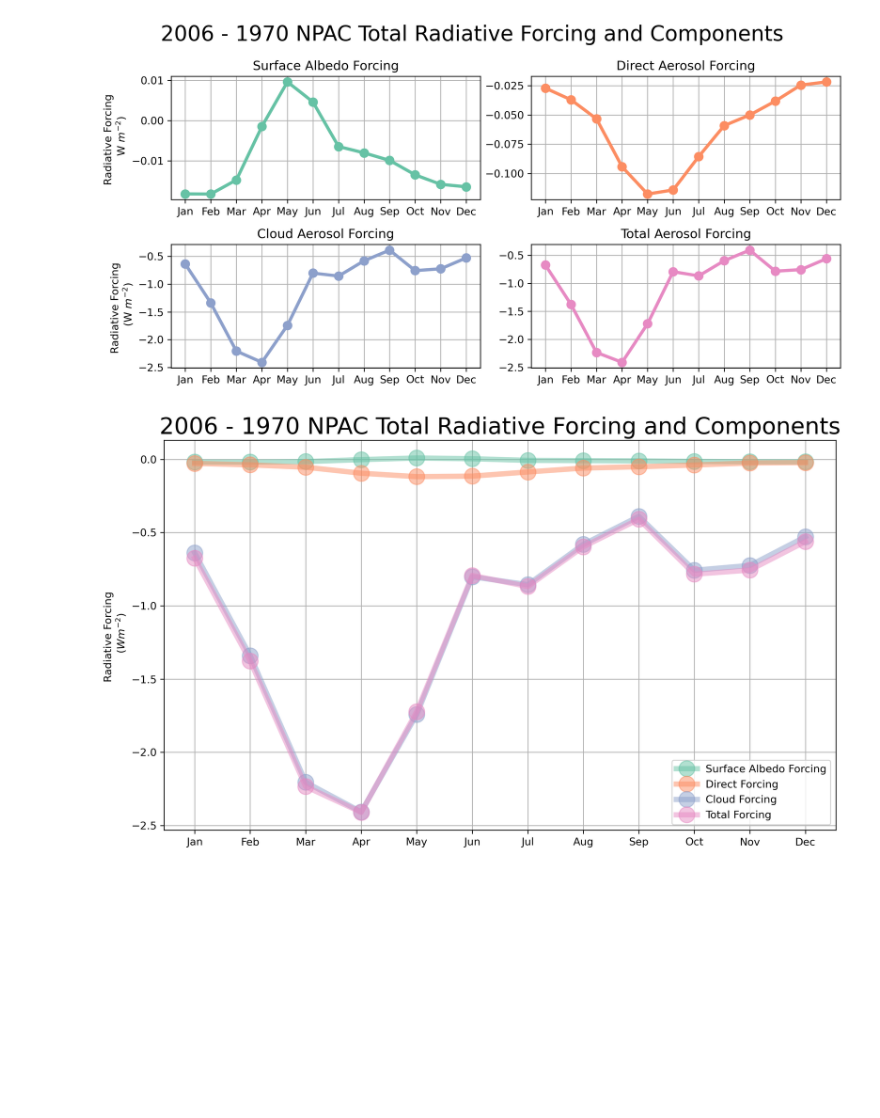
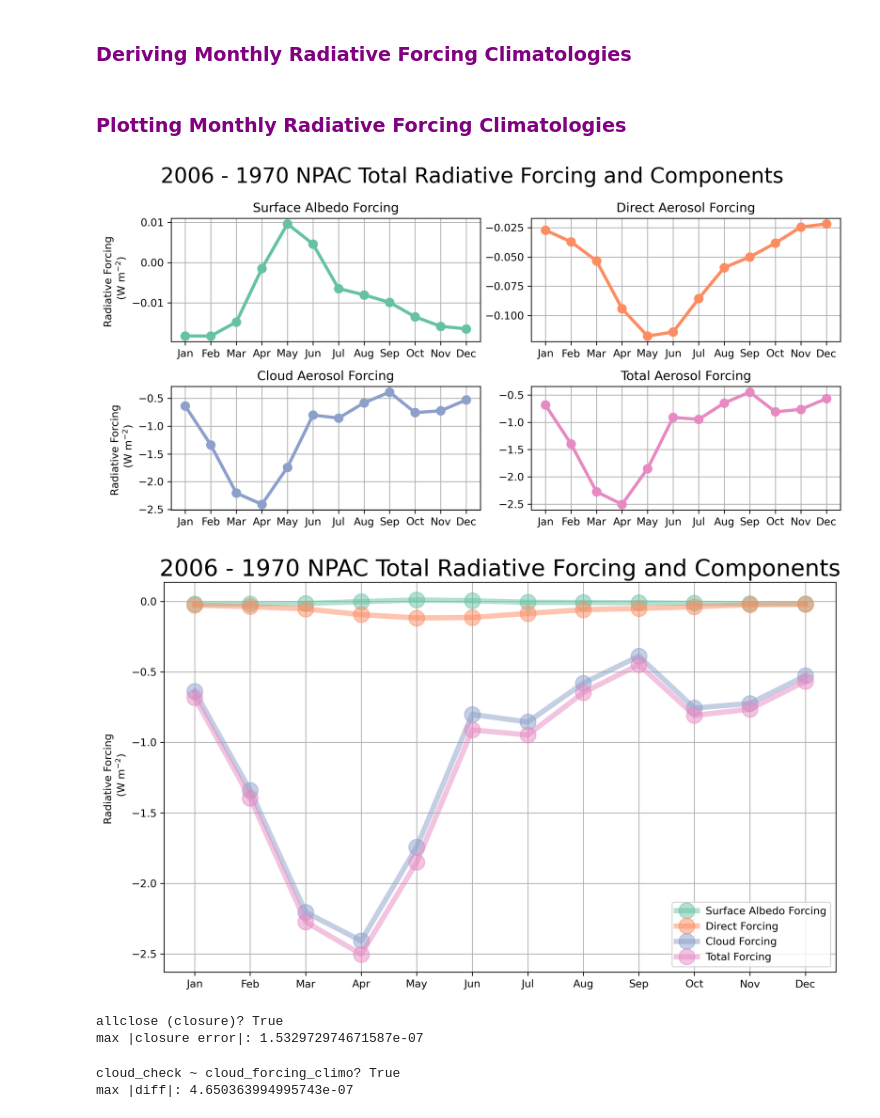
Before and after one commit to jazweifel/Sulfate_Analysis, a Jupyter notebook: climatology_components.ipynb, the cells around one changed output. Drawn from its saved outputs; the diff is of its cells as text; code cells hidden in the pictures; blank space fills up the shorter version.

Commit message:
double checked RF climatology components ✅

```diff
--- a/climatology_components.ipynb
+++ b/climatology_components.ipynb
@@ -21,15 +35,13 @@ FSNTOAC_d2 = load_variable_for_all_years('h0', 'FSNTOAC_d2');
 # %%
-def months_select(data, months):
-    return data.sel(time=data.time.dt.month.isin(months))
-
 def direct_radiative_effect(year_1):
-    return FSNTOA[year_1] - FSNTOA_d2[year_1]
+    return Base[year_1] - Clean[year_1]
 
 def cloud_radiative_effect(year_1):
-    return FSNTOA_d2[year_1] - FSNTOAC_d2[year_1]
+    return Clean[year_1] - Clean_Clear[year_1]
+
+
+forcing_direct = direct_radiative_effect('2006') - direct_radiative_effect('1970')
+
+forcing_cloud = cloud_radiative_effect('2006') - cloud_radiative_effect('1970')
+
+forcing_albedo = Clean_Clear['2006'] - Clean_Clear['1970']
-# %%
-forcing_direct = direct_radiative_effect('2006') - direct_radiative_effect('1970')
-
-forcing_cloud = cloud_radiative_effect('2006') - cloud_radiative_effect('1970')
-
-forcing_albedo = FSNTOAC_d2['2006'] - FSNTOAC_d2['1970']
@@ -43,12 +48,20 @@ area_weighted_NPAC_mask = (((NPAC_mask * AREA))/ (NPAC_mask*AREA).mean())
+# %% [markdown]
+### <span style="color:purple"> Deriving Monthly Radiative Forcing Climatologies
 # %%
-def make_climatology(dataset):
-    climatology = (dataset * area_weighted_NPAC_mask).groupby('time.month').mean(dim=['time', 'lat', 'lon'])
+NPAC_mask = xr.open_dataarray('/glade/u/home/jzweifel/jupyter_workspaces/Masters_paper_analysis/Figure_1/NPO_lower_bound_20_deg.nc')
+AREA = xr.open_dataarray('/glade/derecho/scratch/jzweifel/Regional_Masks_And_Area/area_files/AREA.nc')
+
+def make_climatology(dataset, mask, area):
+    weights = mask*area
+    climatology = dataset.groupby("time.month").mean(dim="time").weighted(weights).mean(dim=["lat","lon"])
     return climatology
+
+direct_forcing_climo = make_climatology(forcing_direct, NPAC_mask, AREA)
+cloud_forcing_climo = make_climatology(forcing_cloud, NPAC_mask, AREA)
+albedo_forcing_climo = make_climatology(forcing_albedo , NPAC_mask, AREA)
+total_forcing_climo = make_climatology((forcing_direct+forcing_cloud+forcing_albedo), NPAC_mask, AREA)
-# %%
-direct_forcing_climo = make_climatology(forcing_direct)
-cloud_forcing_climo = make_climatology(forcing_cloud)
-albedo_forcing_climo = make_climatology(forcing_albedo)
-total_forcing_climo = make_climatology((forcing_albedo+forcing_cloud+forcing_albedo))
+# %% [markdown]
+### <span style="color:purple"> Plotting Monthly Radiative Forcing Climatologies
 # %%
 import calendar
 import seaborn as sns
@@ -59,14 +72,14 @@ color_palette = sns.color_palette("Set2")
 fig, axs = plt.subplots(2,2, figsize=(10,5), dpi=300)
 
 axs[0,0].plot(months, albedo_forcing_climo.roll(month=-1), marker='o', markersize=8, color=color_palette[0], lw=3)
-axs[0,0].set_ylabel('Radiative Forcing \n W $m^{-2}$)')
+axs[0,0].set_ylabel('Radiative Forcing \n (W m$^{-2}$)')
 axs[0,0].set_title('Surface Albedo Forcing')
 axs[0,0].grid()
 axs[0,1].plot(months, direct_forcing_climo.roll(month=-1), marker='o', markersize=8, color=color_palette[1], lw=3)
 axs[0,1].set_title('Direct Aerosol Forcing')
 axs[0,1].grid()
 axs[1,0].plot(months, cloud_forcing_climo.roll(month=-1), marker='o', markersize=8, color=color_palette[2], lw=3)
-axs[1,0].set_ylabel('Radiative Forcing \n (W $m^{-2}$)')
+axs[1,0].set_ylabel('Radiative Forcing \n (W m$^{-2}$)')
 axs[1,0].set_title('Cloud Aerosol Forcing')
 axs[1,0].grid()
 axs[1,1].plot(months, total_forcing_climo.roll(month=-1), marker='o', markersize=8, color=color_palette[3], lw=3)
@@ -76,23 +89,51 @@ axs[1,1].grid()
 fig.suptitle('2006 - 1970 NPAC Total Radiative Forcing and Components', fontsize=20)
 plt.tight_layout()
 # %% [output]
-[figure, old version]
+[figure, new version]
 # %%
 import matplotlib.pyplot as plt
 
 plt.figure(figsize=(10, 6), dpi=300)  # Optional: adjust size to make it look nice at high DPI
 
 plt.plot(months, albedo_forcing_climo.roll(month=-1), marker='o', markersize=15, lw=5, alpha=0.5, label='Surface Albedo Forcing', color=color_palette[0])
 plt.plot(months, direct_forcing_climo.roll(month=-1), marker='o', markersize=15, lw=5, alpha=0.5, label='Direct Forcing', color=color_palette[1])
 plt.plot(months, cloud_forcing_climo.roll(month=-1), marker='o', markersize=15, lw=5, alpha=0.5, label='Cloud Forcing', color=color_palette[2])
 plt.plot(months, total_forcing_climo.roll(month=-1), marker='o', markersize=15, lw=5, alpha=0.5, label='Total Forcing', color=color_palette[3])
 
 plt.grid()
-plt.ylabel('Radiative Forcing \n ($W m^{-2}$)')
+plt.ylabel('Radiative Forcing \n (W m$^{-2}$)')
 plt.title('2006 - 1970 NPAC Total Radiative Forcing and Components', fontsize=22)
 plt.legend()
 
 plt.tight_layout()  # Makes sure labels and titles don't get cut off
 plt.show()  # Show it on screen as usual
 # %% [output]
-[figure, old version]
+[figure, new version]
+# %%
+import numpy as np
+
+# all-sky Δ between 2006 and 1970 (NPAC-weighted monthly climatology)
+delta_allsky = make_climatology(Base['2006'], NPAC_mask, AREA) - \
+               make_climatology(Base['1970'], NPAC_mask, AREA)
+
+recon = total_forcing_climo  # your sum: direct + cloud + albedo
+print("allclose (closure)?", np.allclose(recon, delta_allsky, rtol=1e-5, atol=1e-12))
+
+diff = recon - delta_allsky
+print("max |closure error|:", float(np.max(np.abs(diff))))
+# %% [output]
+allclose (closure)? True
+max |closure error|: 1.532972974671587e-07
+# %%
+def climo(x):
+    return make_climatology(x, NPAC_mask, AREA)
+
+cloud_check = (climo(Clean['2006']) - climo(Clean_Clear['2006'])) - \
+              (climo(Clean['1970']) - climo(Clean_Clear['1970']))
+
+print("cloud_check ~ cloud_forcing_climo?",
+      np.allclose(cloud_check, cloud_forcing_climo, rtol=1e-5, atol=1e-12))
+print("max |diff|:", float(np.max(np.abs(cloud_check - cloud_forcing_climo))))
+# %% [output]
+cloud_check ~ cloud_forcing_climo? True
+max |diff|: 4.650363994995743e-07
```
Also changed, not shown: parts of 11 cells of this notebook, 1 other file.
